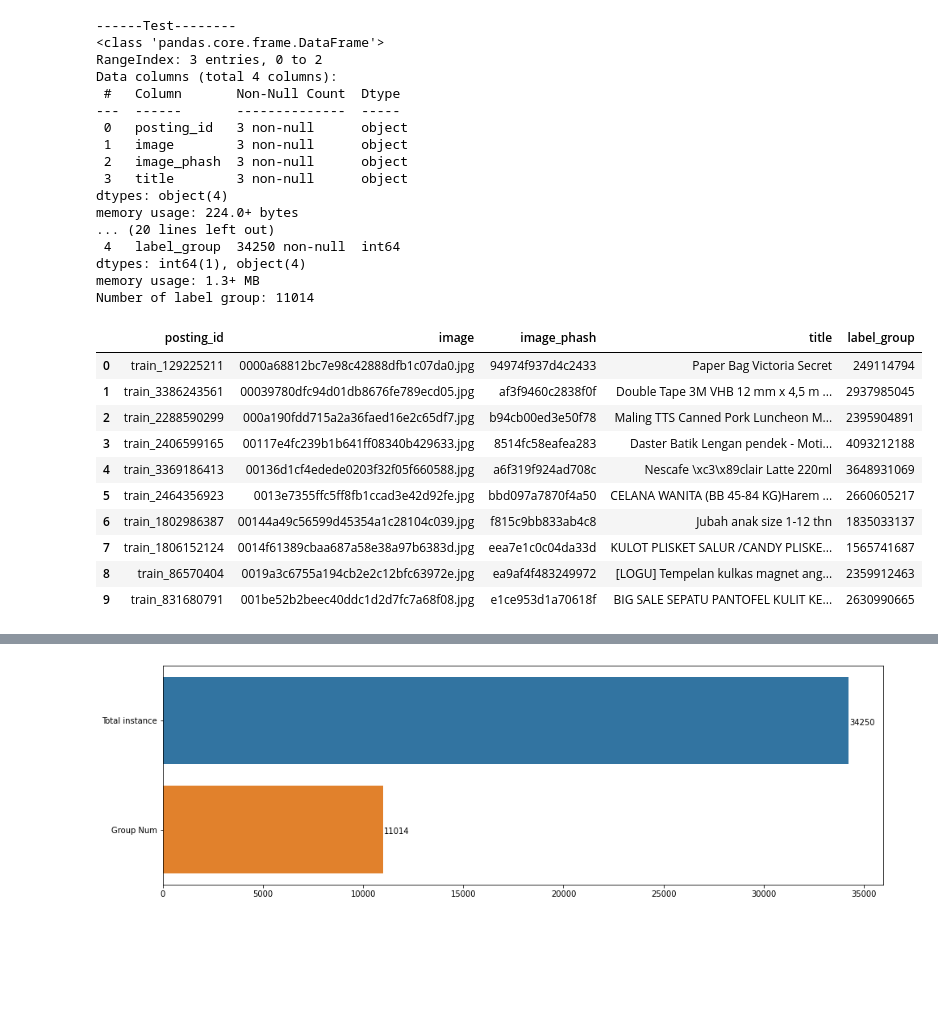
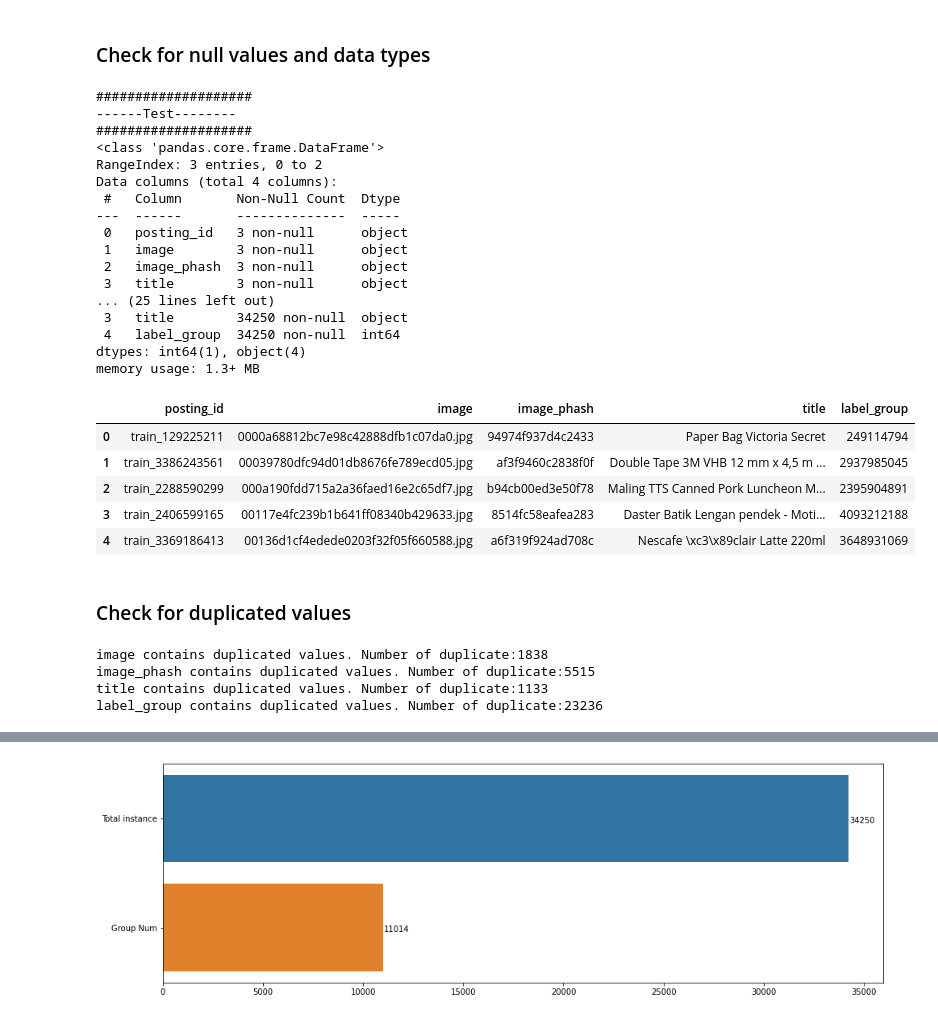
Before and after one commit to calibretaliation/DeepLearning20211, a Jupyter notebook: Shoppe_EDA.ipynb, the cells around one changed output, grey strips where cells are left out. Drawn from its saved outputs; the diff is of its cells as text; code cells hidden in the pictures; blank space fills up the shorter version.

```diff
--- a/Shoppe_EDA.ipynb
+++ b/Shoppe_EDA.ipynb
@@ -12,42 +20,56 @@ import seaborn as sns
 # %%
-train_df = pd.read_csv('./DeepLearning20211/data/train.csv')
-test_df = pd.read_csv('./DeepLearning20211/data/test.csv')
-ss_df = pd.read_csv('./DeepLearning20211/data/sample_submission.csv')
+train_df = pd.read_csv('./train.csv')
+test_df = pd.read_csv('./test.csv')
+ss_df = pd.read_csv('./sample_submission.csv')
+# %% [markdown]
+### Check for null values and data types
 # %%
+print('#'*20)
 print("------Test--------")
+print('#'*20)
 test_df.info()
+print('#'*20)
 print("------Sample submission--------")
+print('#'*20)
 ss_df.info()
+print('#'*20)
 print("------Train--------")
+print('#'*20)
 train_df.info()
-print("Number of label group:",train_df.label_group.nunique())
-train_df.head(10)
+train_df.head(5)
 # %% [output]
+####################
 ------Test--------
+####################
 <class 'pandas.core.frame.DataFrame'>
 RangeIndex: 3 entries, 0 to 2
 Data columns (total 4 columns):
  #   Column       Non-Null Count  Dtype
 ---  ------       --------------  -----
  0   posting_id   3 non-null      object
  1   image        3 non-null      object
  2   image_phash  3 non-null      object
  3   title        3 non-null      object
-dtypes: object(4)
-memory usage: 224.0+ bytes
-... (20 lines left out)
+... (25 lines left out)
+ 3   title        34250 non-null  object
  4   label_group  34250 non-null  int64
 dtypes: int64(1), object(4)
 memory usage: 1.3+ MB
-Number of label group: 11014
 |  | posting_id | image | image_phash | title | label_group |
 | 0 | train_129225211 | 0000a68812bc7e98c42888dfb1c07da0.jpg | 94974f937d4c2433 | Paper Bag Victoria Secret | 249114794 |
 | 1 | train_3386243561 | 00039780dfc94d01db8676fe789ecd05.jpg | af3f9460c2838f0f | Double Tape 3M VHB 12 mm x 4,5 m ... | 2937985045 |
 | 2 | train_2288590299 | 000a190fdd715a2a36faed16e2c65df7.jpg | b94cb00ed3e50f78 | Maling TTS Canned Pork Luncheon M... | 2395904891 |
 | 3 | train_2406599165 | 00117e4fc239b1b641ff08340b429633.jpg | 8514fc58eafea283 | Daster Batik Lengan pendek - Moti... | 4093212188 |
 | 4 | train_3369186413 | 00136d1cf4edede0203f32f05f660588.jpg | a6f319f924ad708c | Nescafe \xc3\x89clair Latte 220ml | 3648931069 |
-| 5 | train_2464356923 | 0013e7355ffc5ff8fb1ccad3e42d92fe.jpg | bbd097a7870f4a50 | CELANA WANITA (BB 45-84 KG)Harem ... | 2660605217 |
-| 6 | train_1802986387 | 00144a49c56599d45354a1c28104c039.jpg | f815c9bb833ab4c8 | Jubah anak size 1-12 thn | 1835033137 |
-| 7 | train_1806152124 | 0014f61389cbaa687a58e38a97b6383d.jpg | eea7e1c0c04da33d | KULOT PLISKET SALUR /CANDY PLISKE... | 1565741687 |
-| 8 | train_86570404 | 0019a3c6755a194cb2e2c12bfc63972e.jpg | ea9af4f483249972 | [LOGU] Tempelan kulkas magnet ang... | 2359912463 |
-| 9 | train_831680791 | 001be52b2beec40ddc1d2d7fc7a68f08.jpg | e1ce953d1a70618f | BIG SALE SEPATU PANTOFEL KULIT KE... | 2630990665 |
+# %% [markdown]
+### Check for duplicated values
+# %%
+for col in train_df.columns:
+    m = len(train_df) - train_df[col].nunique()
+    if m >0:
+        print(f"{col} contains duplicated values. Number of duplicate:{m}")
+# %% [output]
+image contains duplicated values. Number of duplicate:1838
+image_phash contains duplicated values. Number of duplicate:5515
+title contains duplicated values. Number of duplicate:1133
+label_group contains duplicated values. Number of duplicate:23236
```
Also changed, not shown: parts of 24 cells of this notebook.
